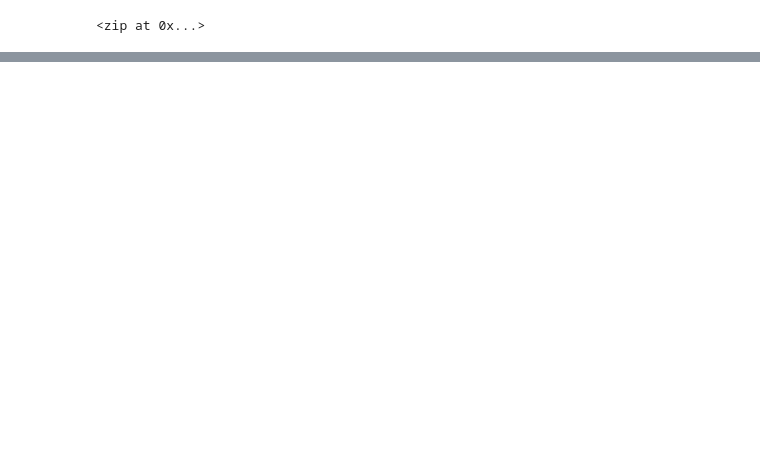
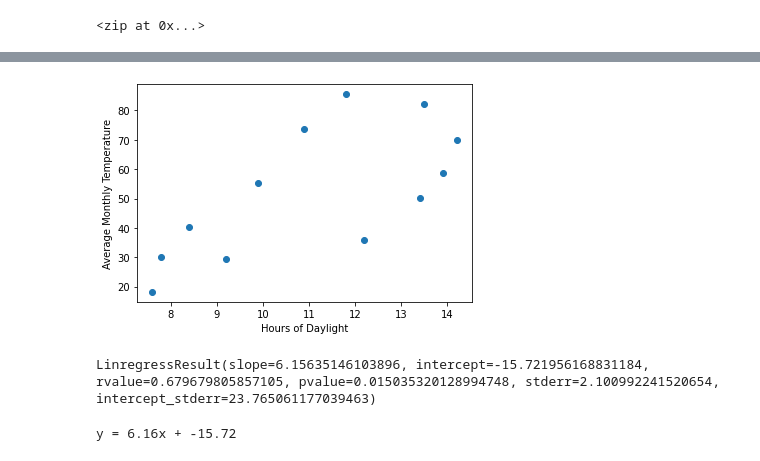
Before and after one commit to Vanessa-Cartagena/World_Weather_Analysis, a Jupyter notebook: WeatherPy.ipynb, the cells around one changed output, grey strips where cells are left out. Saved outputs shown, nothing was run; the diff lists cells and outputs as text; code cells hidden in the pictures; blank space fills up the shorter version.

```diff
--- a/WeatherPy.ipynb
+++ b/WeatherPy.ipynb
@@ -279,0 +285,14 @@ plt.show()
+# %%
+temps = [18.2, 29.5, 35.9, 50.1, 58.6, 69.9, 82.1, 85.5, 73.5, 55.2, 40.3, 30.1]
+daylight = [7.6, 9.2, 12.2, 13.4, 13.9, 14.2, 13.5, 11.8, 10.9, 9.9, 8.4, 7.8]
+# %%
+plt.scatter(daylight,temps)
+plt.xlabel('Hours of Daylight')
+plt.ylabel('Average Monthly Temperature')
+plt.show()
+# %% [output]
+[figure, added]
+# %%
+linregress(daylight,temps)
+# %% [output]
+LinregressResult(slope=6.15635146103896, intercept=-15.721956168831184, rvalue=0.679679805857105, pvalue=0.015035320128994748, stderr=2.100992241520654, intercept_stderr=23.765061177039463)
@@ -279,0 +301,5 @@ plt.show()
+# %%
+line_eq = "y = " + str(round(slope,2)) + "x + " + str(round(intercept,2))
+print(line_eq)
+# %% [output]
+y = 6.16x + -15.72
```
Also changed, not shown: parts of 50 cells of this notebook, 7 other files.
